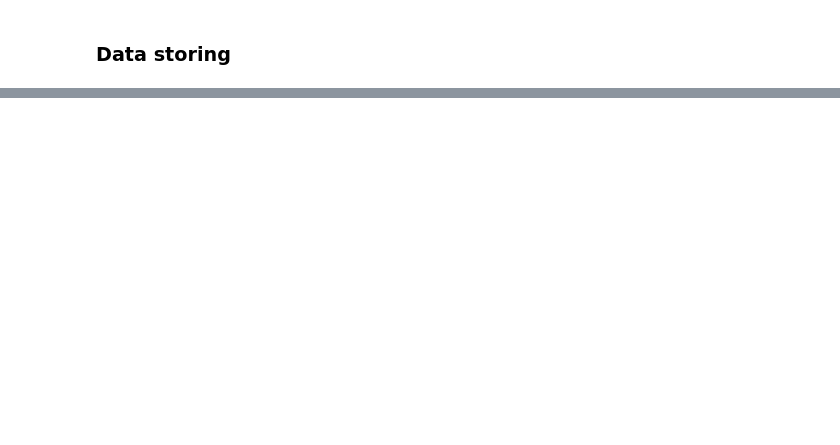
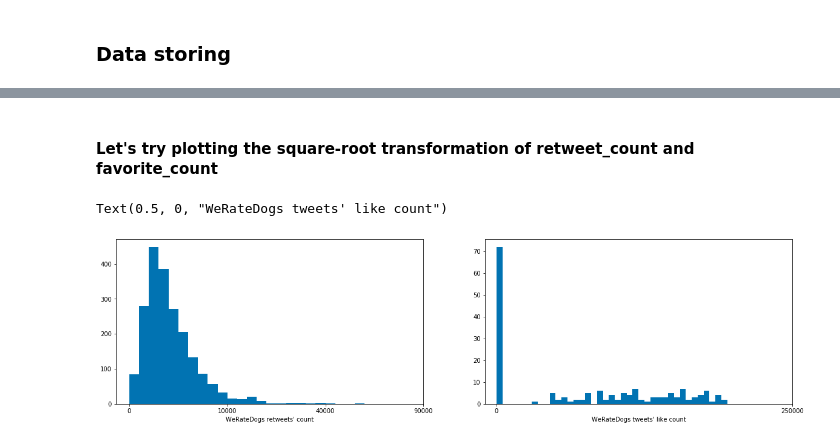
Before and after one commit to pamely/data-wrangling, a Jupyter notebook: src/wrangle_act.ipynb, the cells around one changed output, grey strips where cells are left out. Drawn from its saved outputs; the diff is of its cells as text; code cells hidden in the pictures; blank space fills up the shorter version.

```diff
--- a/src/wrangle_act.ipynb
+++ b/src/wrangle_act.ipynb
@@ -1038,0 +1274,47 @@ archive_clean.to_csv('../data/twitter_archive_master.csv')
+# %% [markdown]
+#### Let's try plotting the square-root transformation of retweet_count and favorite_count
+# %%
+def sqrt_trans(x, inverse = False):
+    """ transformation helper function """
+    if not inverse:
+        return np.sqrt(x)
+    else:
+        return x ** 2
+# %%
+# plot histograms of retweet count and favorite count
+
+# set fig size
+
+plt.figure(figsize = [20, 5])
+
+#color
+base_color = sns.color_palette("colorblind")[0]
+
+# retweet count plot
+plt.subplot(1, 2, 1)
+bins = np.arange(0, sqrt_trans(archive_clean['retweet_count'].max()+10), 10)
+plt.hist(archive_clean['retweet_count'].apply(sqrt_trans), color=base_color, bins=bins);
+
+# Identify the tick-locations
+tick_locs = np.arange(0, sqrt_trans(archive_clean['retweet_count'].max())+100, 100)
+
+# Apply x-ticks
+plt.xticks(tick_locs, sqrt_trans(tick_locs, inverse = True).astype(int));
+
+plt.xlabel('WeRateDogs retweets\' count')
+
+# favorite count plot
+plt.subplot(1, 2, 2)
+bins = np.arange(0, sqrt_trans(archive_clean['favorite_count'].max()+10), 10)
+plt.hist(data=archive_clean, x='favorite_count', color=base_color, bins=bins);
+
+# Identify the tick-locations
+tick_locs = np.arange(0, sqrt_trans(archive_clean['favorite_count'].max())+500, 500)
+
+# Apply x-ticks
+plt.xticks(tick_locs, sqrt_trans(tick_locs, inverse = True).astype(int));
+
+plt.xlabel('WeRateDogs tweets\' like count')
+# %% [output]
+Text(0.5, 0, "WeRateDogs tweets' like count")
+[figure, added]
```
Also changed, not shown: parts of 55 cells of this notebook, 3 other files.
